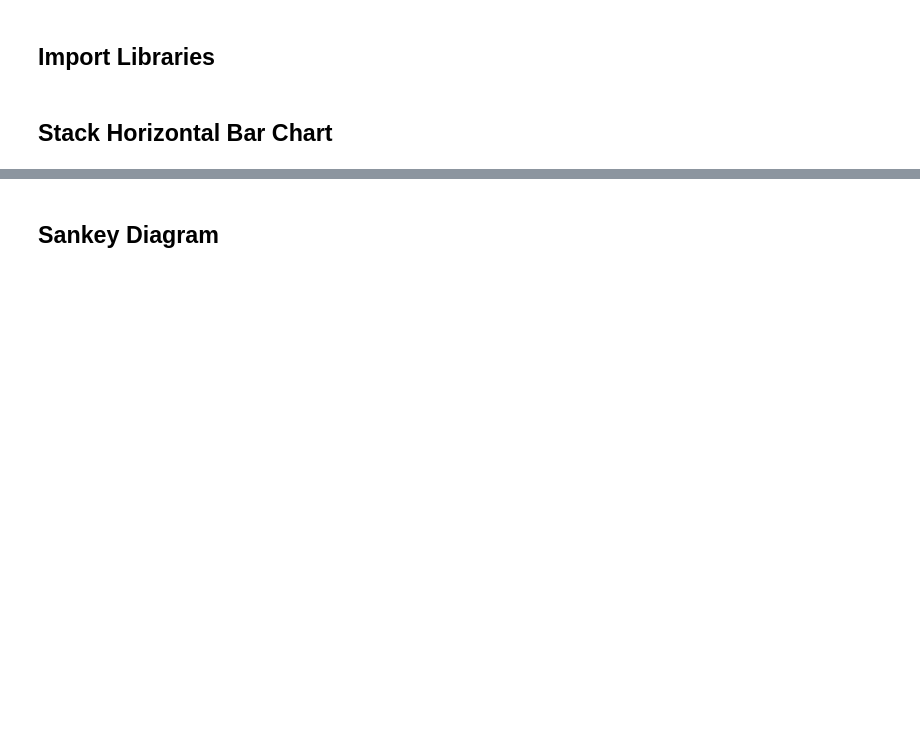
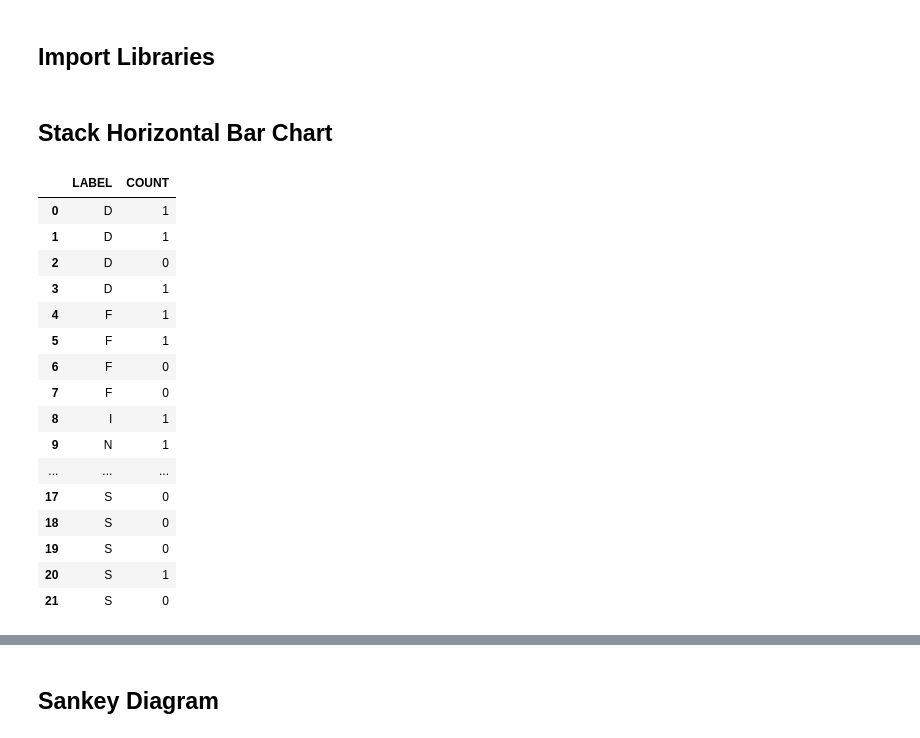
Before and after one commit to alphas12/PLOTS, a Jupyter notebook: PLOTS.ipynb, the cells around one changed output, grey strips where cells are left out. Saved outputs shown, nothing was run; the diff lists cells and outputs as text; code cells hidden in the pictures; blank space fills up the shorter version.

```diff
--- a/PLOTS.ipynb
+++ b/PLOTS.ipynb
@@ -46,4 +46,26 @@ from IPython.display import display
 from PIL import Image
 # %% [markdown]
 ## Stack Horizontal Bar Chart
+# %%
+import pandas as pd
+bar_data = pd.read_csv("bar_assignment.csv")
+display(bar_data)
+# %% [output]
+|  | LABEL | COUNT |
+| 0 | D | 1 |
+| 1 | D | 1 |
+| 2 | D | 0 |
+| 3 | D | 1 |
+| 4 | F | 1 |
+| 5 | F | 1 |
+| 6 | F | 0 |
+| 7 | F | 0 |
+| 8 | I | 1 |
+| 9 | N | 1 |
+| ... | ... | ... |
+| 17 | S | 0 |
+| 18 | S | 0 |
+| 19 | S | 0 |
+| 20 | S | 1 |
+| 21 | S | 0 |
 # %%
```
Also changed, not shown: parts of 3 cells of this notebook.
